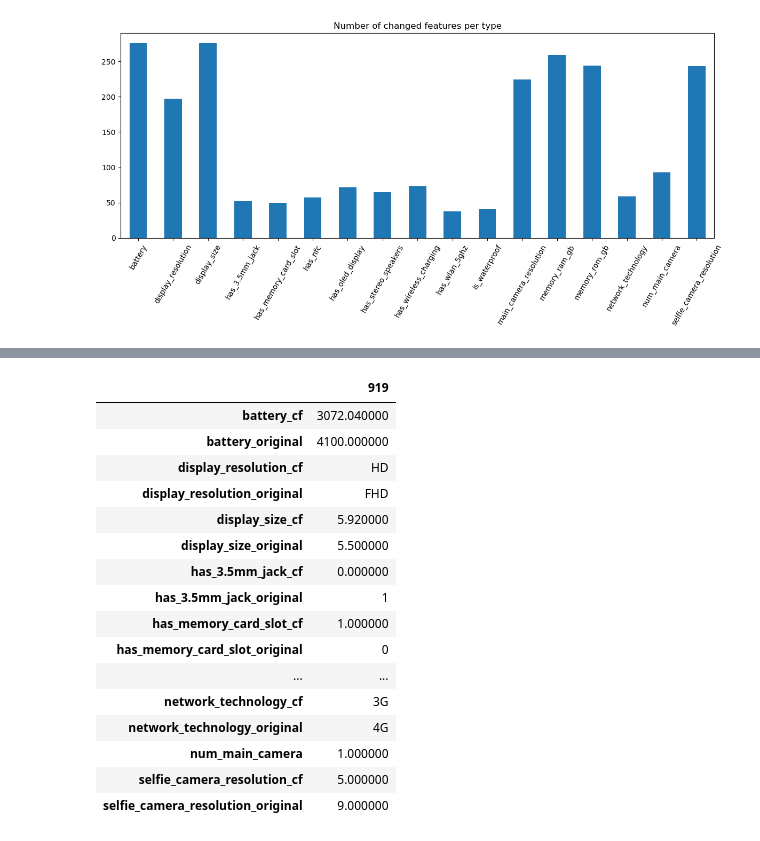
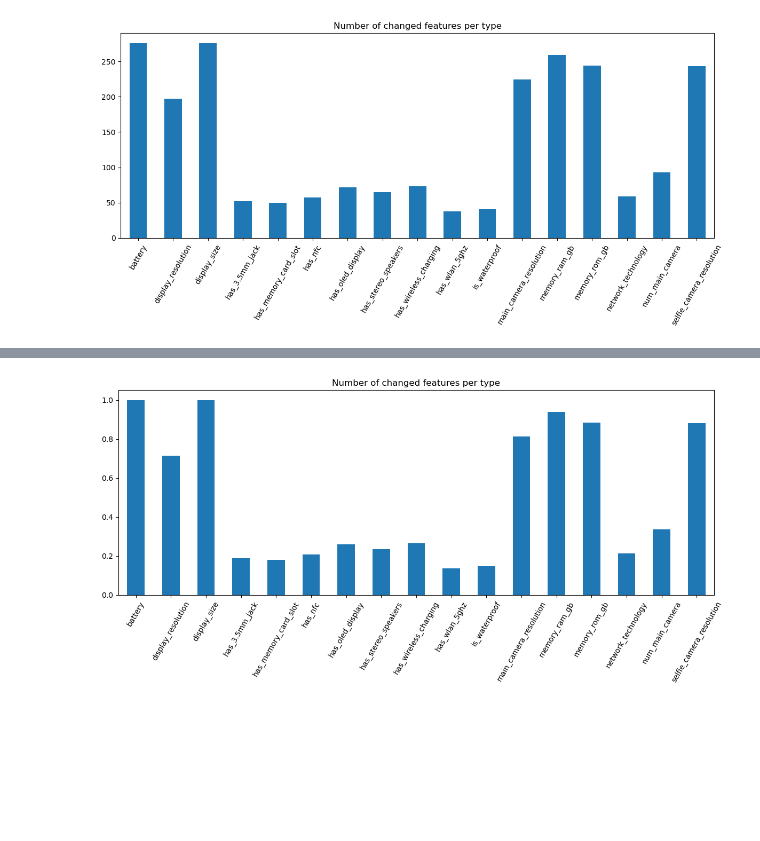
Before and after one commit to Valendrew/counterfactual-explanations, a Jupyter notebook: model_evaluation.ipynb, the cells around one changed output, grey strips where cells are left out. Drawn from its saved outputs; the diff is of its cells as text; code cells hidden in the pictures; blank space fills up the shorter version.

```diff
--- a/model_evaluation.ipynb
+++ b/model_evaluation.ipynb
@@ -147,0 +85,5 @@ Float features: Index(['main_camera_resolution', 'memory_rom_gb', 'misc_price',
+# %%
+df_test = pd.read_csv("data/model/gsm_test.csv", index_col=0)
+
+df_test_den = inverse_pipeline(cols_pipeline, df_test)
+df_test_den = df_test_den.astype({"num_main_camera": float})
@@ -178,21 +128,0 @@ sub_cf = df_cf.loc[idx]
-# %%
-def join_merge_columns(df_cf, df_original):
-    columns = df_original.columns
-    lsuffix, rsuffix = "_cf", "_original"
-
-    inner_df = df_cf.join(df_original, how="inner", lsuffix=lsuffix, rsuffix=rsuffix)
-    display(inner_df)
-    for c in columns:
-        left_c = c + lsuffix
-        right_c = c + rsuffix
-        if inner_df[left_c].dtype != inner_df[right_c].dtype:
-            raise ValueError(f"Column '{c}' has different dtypes: {inner_df[left_c].dtype} and {inner_df[right_c].dtype}")
-        equal_values = inner_df[left_c] == (inner_df[right_c])
-        assert isinstance(equal_values, pd.Series)
-
-        if equal_values.any():
-            inner_df.loc[equal_values, left_c] = np.nan
-
-    return inner_df
-
-merge_df = join_merge_columns(df_cf, df_test_post)
@@ -212,0 +129,2 @@ merge_df = join_merge_columns(df_cf, df_test_post)
+# %%
+merge_df = join_merge_columns(df_cf, df_test_den)
@@ -254,13 +166,6 @@ fig.tight_layout()
 # %% [markdown]
 The type of features that have been changed the most
 # %%
-def count_type_features(series, columns: pd.Index):
-    na_columns = series[series.isna()].index
-    assert isinstance(na_columns, pd.Index)
-    na_columns = na_columns.str.removesuffix("_cf")
-    return columns.difference(na_columns).to_numpy()
-
-
 feature_columns = df_test_post.columns.drop(["misc_price_min", "misc_price_max"])
 features_changed = Counter(np.concatenate(merge_df.apply(count_type_features, columns=feature_columns, axis=1).values))
 features_changed = pd.Series(features_changed).sort_index()
@@ -294,34 +176,8 @@ fig.tight_layout()
-# %%
-def show_sample(df, idx):
-    sample = df.loc[idx]
-    not_changed_cols = []
-    assert isinstance(sample, pd.Series)
-    for c in sample.index[sample.isna()]:
-        prefix_col = c.rsplit("_", 1)[0]
-        with_value_col = prefix_col + "_original"
-        sample = sample.rename(index={with_value_col: prefix_col})
-
-        not_changed_cols.append(prefix_col)
-
-    df_sample = sample[sample.notna()].sort_index().to_frame()
-    return df_sample.style.apply(lambda x: ["background: blue; opacity: 0.50; color: white;" if v not in not_changed_cols else "" for v in x.index], axis=0)
-
-show_sample(merge_df, 919)
-# %% [output]
-|  | 919 |
-| battery_cf | 3072.040000 |
-| battery_original | 4100.000000 |
-| display_resolution_cf | HD |
-| display_resolution_original | FHD |
-| display_size_cf | 5.920000 |
-| display_size_original | 5.500000 |
-| has_3.5mm_jack_cf | 0.000000 |
-| has_3.5mm_jack_original | 1 |
-| has_memory_card_slot_cf | 1.000000 |
-| has_memory_card_slot_original | 0 |
-| ... | ... |
-| network_technology_cf | 3G |
-| network_technology_original | 4G |
-| num_main_camera | 1.000000 |
-| selfie_camera_resolution_cf | 5.000000 |
-| selfie_camera_resolution_original | 9.000000 |
+# %%
+feature_columns = df_test_den.columns.drop(["misc_price_min", "misc_price_max"])
+features_changed = Counter(np.concatenate(merge_df.apply(count_type_features, columns=feature_columns, axis=1).values))
+features_changed = pd.Series(features_changed).sort_index() / len(merge_df)
+features_changed.plot.bar(title="Number of changed features per type", rot=60, figsize=(12, 6))
+plt.tight_layout()
+# %% [output]
+[figure, added]
```
Also changed, not shown: parts of 40 cells of this notebook, 6 other files.
